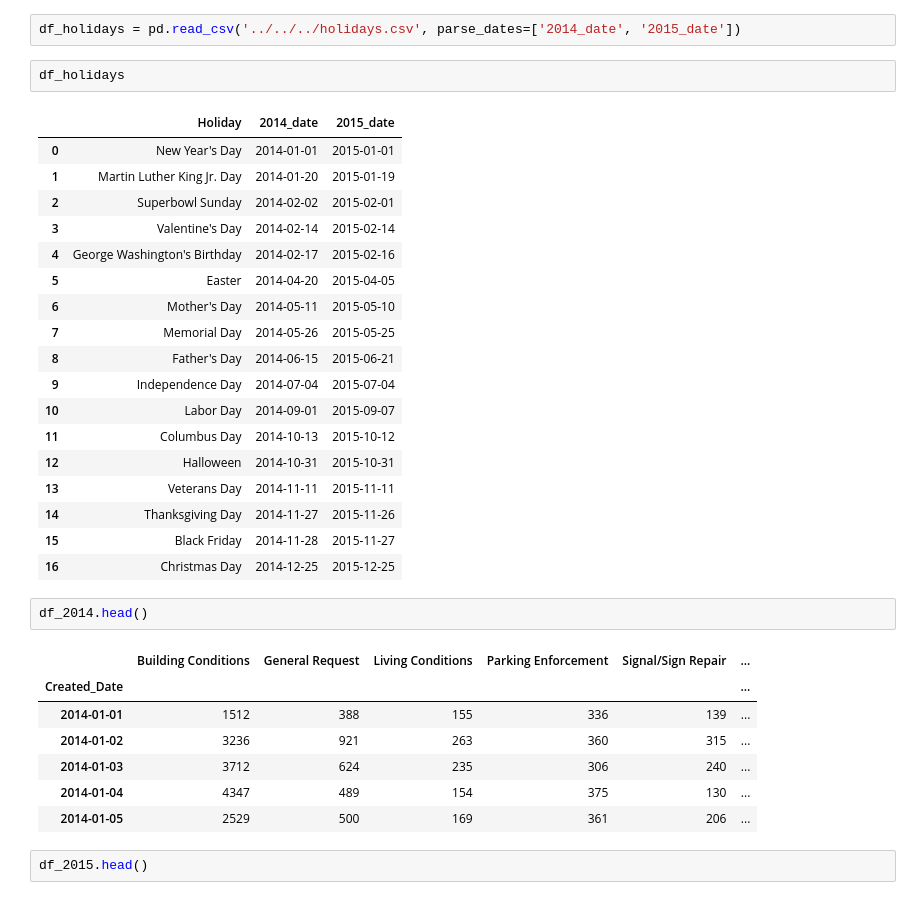
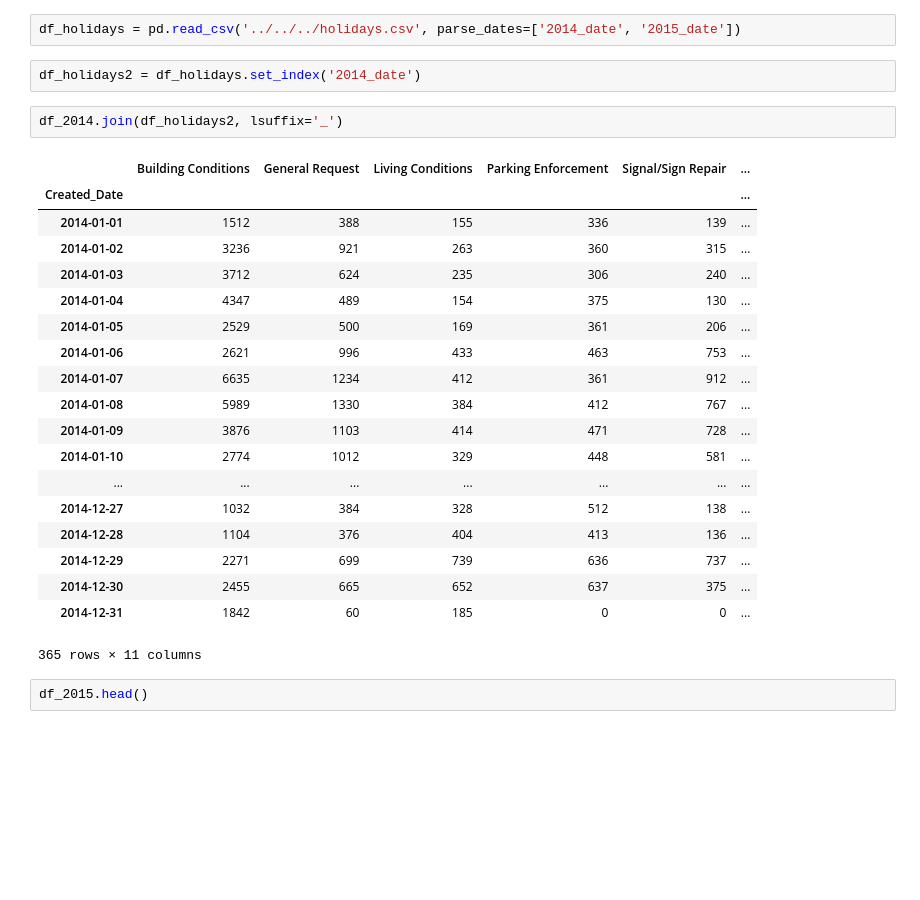
Before and after one commit to Whitepatrick/311_holidays, a Jupyter notebook: clean_data/final/nyc/problem.ipynb, the cells around one changed output. Drawn from its saved outputs; the diff is of its cells as text; blank space fills up the shorter version.

Commit message:
adding holiday join

```diff
--- a/clean_data/final/nyc/problem.ipynb
+++ b/clean_data/final/nyc/problem.ipynb
@@ -46,37 +48,30 @@ df_2015.columns = ['Building Conditions', 'General Request', 'Living Conditions'
 **Read in holiday csv, contains holidays and dates for each year**
 # %%
 df_holidays = pd.read_csv('../../../holidays.csv', parse_dates=['2014_date', '2015_date'])
-# %%
-df_holidays
-# %% [output]
-|  | Holiday | 2014_date | 2015_date |
-| 0 | New Year's Day | 2014-01-01 | 2015-01-01 |
-| 1 | Martin Luther King Jr. Day | 2014-01-20 | 2015-01-19 |
-| 2 | Superbowl Sunday | 2014-02-02 | 2015-02-01 |
-| 3 | Valentine's Day | 2014-02-14 | 2015-02-14 |
-| 4 | George Washington's Birthday | 2014-02-17 | 2015-02-16 |
-| 5 | Easter | 2014-04-20 | 2015-04-05 |
-| 6 | Mother's Day | 2014-05-11 | 2015-05-10 |
-| 7 | Memorial Day | 2014-05-26 | 2015-05-25 |
-| 8 | Father's Day | 2014-06-15 | 2015-06-21 |
-| 9 | Independence Day | 2014-07-04 | 2015-07-04 |
-| 10 | Labor Day | 2014-09-01 | 2015-09-07 |
-| 11 | Columbus Day | 2014-10-13 | 2015-10-12 |
-| 12 | Halloween | 2014-10-31 | 2015-10-31 |
-| 13 | Veterans Day | 2014-11-11 | 2015-11-11 |
-| 14 | Thanksgiving Day | 2014-11-27 | 2015-11-26 |
-| 15 | Black Friday | 2014-11-28 | 2015-11-27 |
-| 16 | Christmas Day | 2014-12-25 | 2015-12-25 |
-# %%
-df_2014.head()
-# %% [output]
-|  | Building Conditions | General Request | Living Conditions | Parking Enforcement | Signal/Sign Repair | ... |
-| Created_Date |  |  |  |  |  | ... |
-| 2014-01-01 | 1512 | 388 | 155 | 336 | 139 | ... |
-| 2014-01-02 | 3236 | 921 | 263 | 360 | 315 | ... |
-| 2014-01-03 | 3712 | 624 | 235 | 306 | 240 | ... |
-| 2014-01-04 | 4347 | 489 | 154 | 375 | 130 | ... |
-| 2014-01-05 | 2529 | 500 | 169 | 361 | 206 | ... |
+# %%
+df_holidays2 = df_holidays.set_index('2014_date')
+# %%
+df_2014.join(df_holidays2, lsuffix='_')
+# %% [output]
+|  | Building Conditions | General Request | Living Conditions | Parking Enforcement | Signal/Sign Repair | ... |
+| Created_Date |  |  |  |  |  | ... |
+| 2014-01-01 | 1512 | 388 | 155 | 336 | 139 | ... |
+| 2014-01-02 | 3236 | 921 | 263 | 360 | 315 | ... |
+| 2014-01-03 | 3712 | 624 | 235 | 306 | 240 | ... |
+| 2014-01-04 | 4347 | 489 | 154 | 375 | 130 | ... |
+| 2014-01-05 | 2529 | 500 | 169 | 361 | 206 | ... |
+| 2014-01-06 | 2621 | 996 | 433 | 463 | 753 | ... |
+| 2014-01-07 | 6635 | 1234 | 412 | 361 | 912 | ... |
+| 2014-01-08 | 5989 | 1330 | 384 | 412 | 767 | ... |
+| 2014-01-09 | 3876 | 1103 | 414 | 471 | 728 | ... |
+| 2014-01-10 | 2774 | 1012 | 329 | 448 | 581 | ... |
+| ... | ... | ... | ... | ... | ... | ... |
+| 2014-12-27 | 1032 | 384 | 328 | 512 | 138 | ... |
+| 2014-12-28 | 1104 | 376 | 404 | 413 | 136 | ... |
+| 2014-12-29 | 2271 | 699 | 739 | 636 | 737 | ... |
+| 2014-12-30 | 2455 | 665 | 652 | 637 | 375 | ... |
+| 2014-12-31 | 1842 | 60 | 185 | 0 | 0 | ... |
+365 rows × 11 columns
 # %%
 df_2015.head()
 # %% [output]
```
Also changed, not shown: parts of 1 cell of this notebook.
